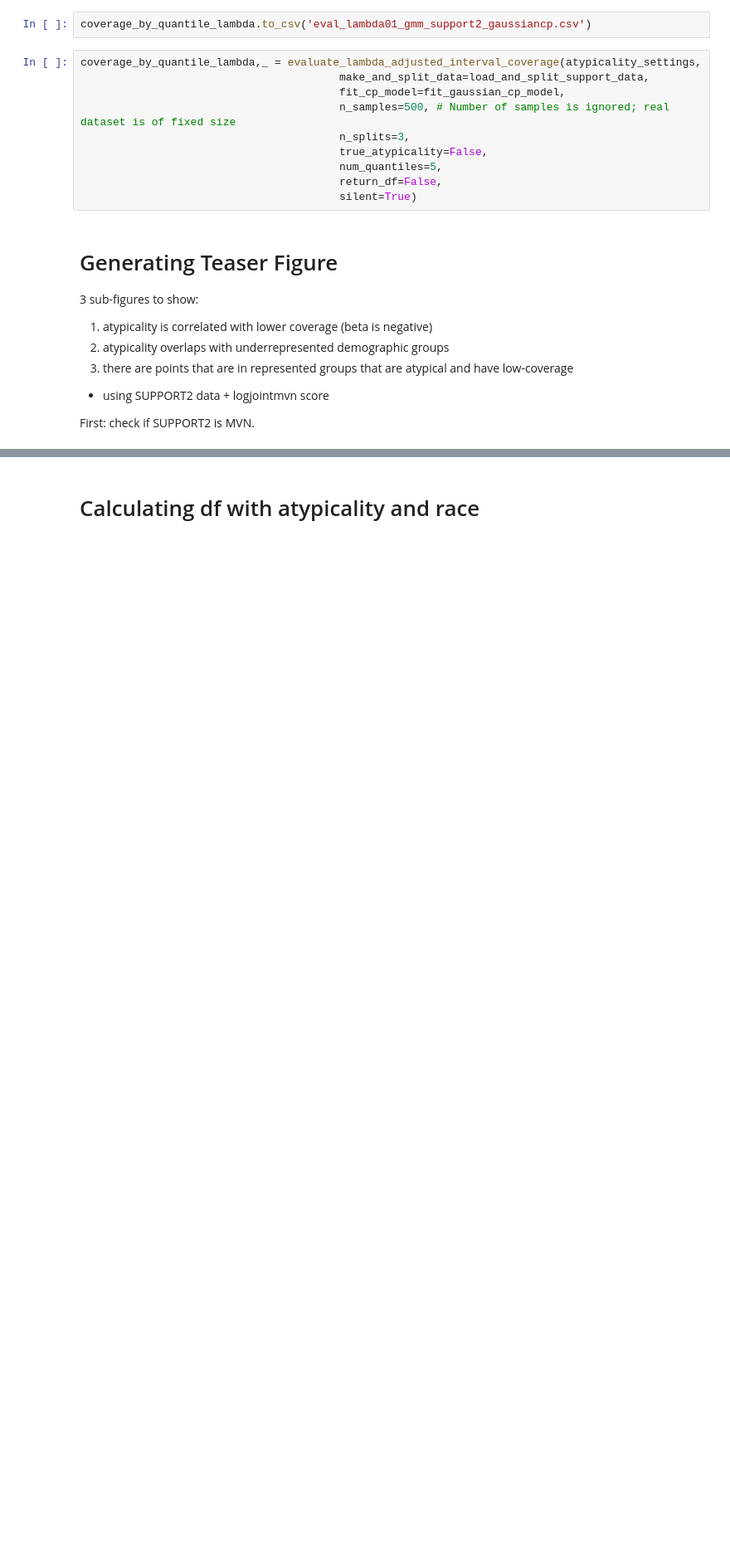
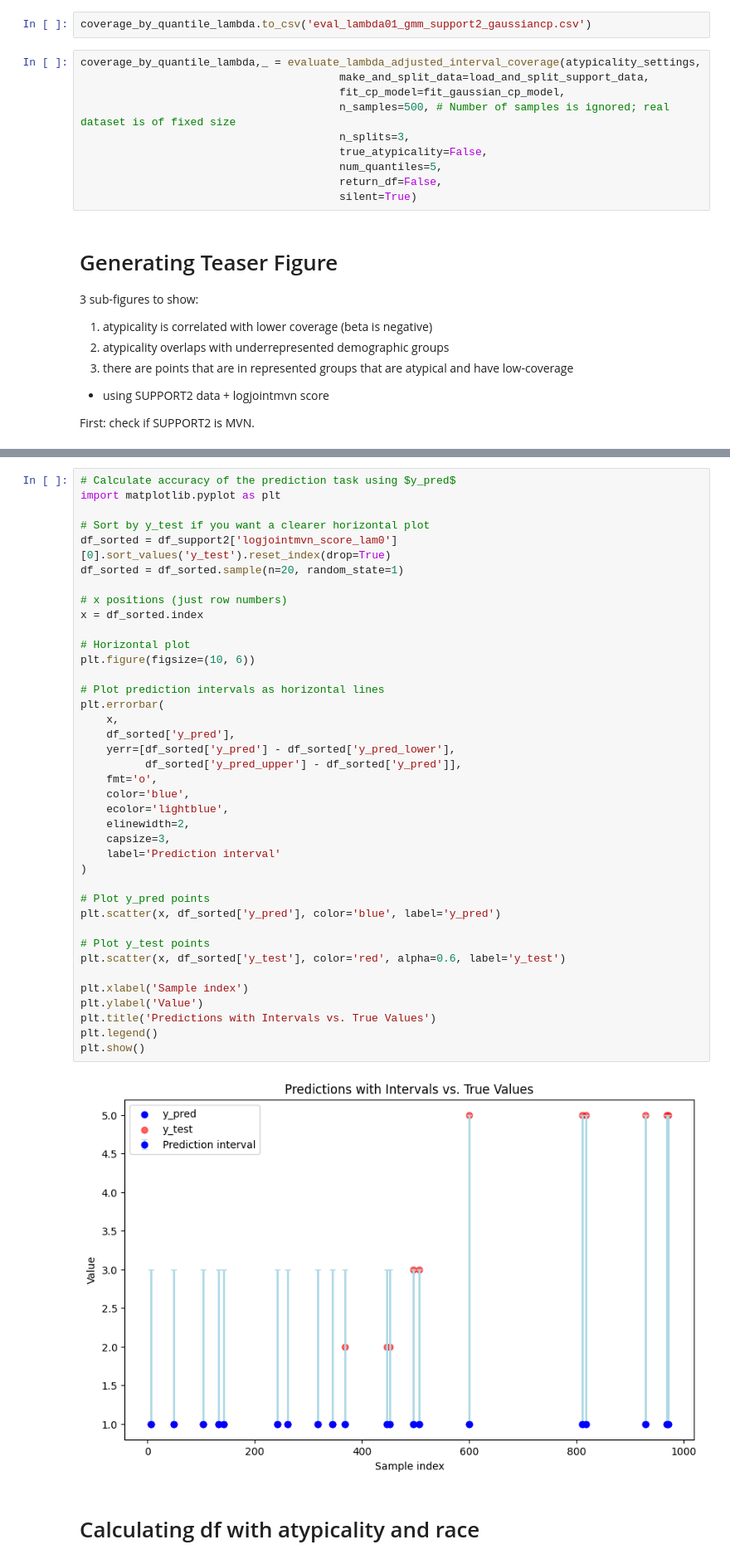
Before and after one commit to audtree/extending-atypicality, a Jupyter notebook: notebooks/proof-of-concept.ipynb, the cells around one changed output, grey strips where cells are left out. Shown at 83% size. Cells and saved outputs as stored; diff of their text form; blank space fills up the shorter version.

```diff
--- a/notebooks/proof-of-concept.ipynb
+++ b/notebooks/proof-of-concept.ipynb
@@ -352,3 +347,44 @@ plot_coverage_across_atypicality_quantile(df=coverage_by_quantile_lambda,
+# %%
+# Calculate accuracy of the prediction task using $y_pred$
+import matplotlib.pyplot as plt
+
+# Sort by y_test if you want a clearer horizontal plot
+df_sorted = df_support2['logjointmvn_score_lam0'][0].sort_values('y_test').reset_index(drop=True)
+df_sorted = df_sorted.sample(n=20, random_state=1)
+
+# x positions (just row numbers)
+x = df_sorted.index
+
+# Horizontal plot
+plt.figure(figsize=(10, 6))
+
+# Plot prediction intervals as horizontal lines
+plt.errorbar(
+    x,
+    df_sorted['y_pred'],
+    yerr=[df_sorted['y_pred'] - df_sorted['y_pred_lower'],
+          df_sorted['y_pred_upper'] - df_sorted['y_pred']],
+    fmt='o',
+    color='blue',
+    ecolor='lightblue',
+    elinewidth=2,
+    capsize=3,
+    label='Prediction interval'
+)
+
+# Plot y_pred points
+plt.scatter(x, df_sorted['y_pred'], color='blue', label='y_pred')
+
+# Plot y_test points
+plt.scatter(x, df_sorted['y_test'], color='red', alpha=0.6, label='y_test')
+
+plt.xlabel('Sample index')
+plt.ylabel('Value')
+plt.title('Predictions with Intervals vs. True Values')
+plt.legend()
+plt.show()
+# %% [output]
+[figure, added]
 # %% [markdown]
 # Calculating df with atypicality and race
 # %%
```
Also changed, not shown: parts of 45 cells of this notebook, 4 other files.
